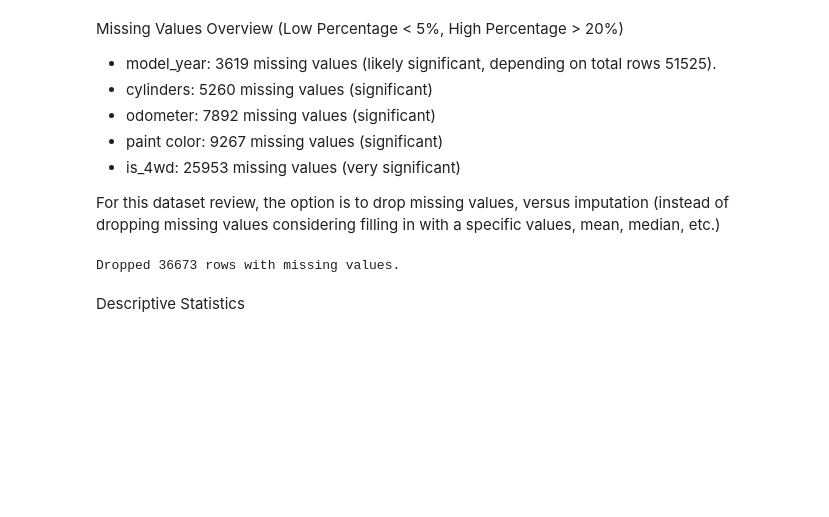
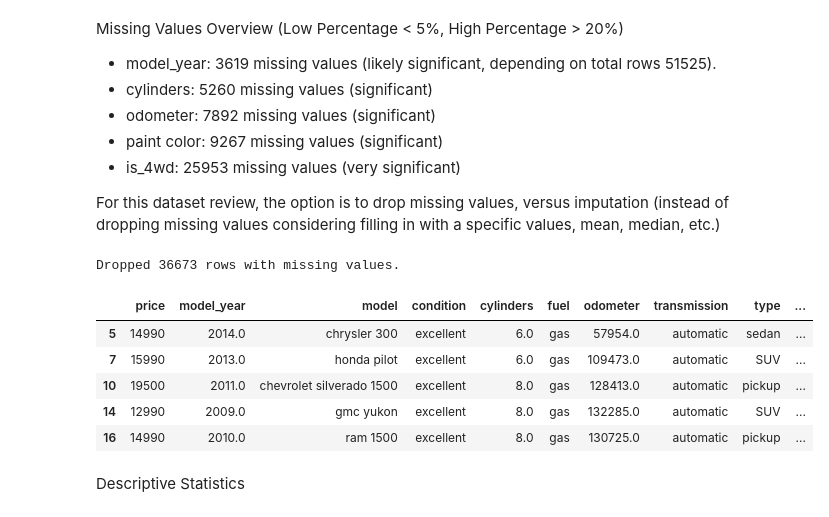
Before and after one commit to foreva-00777/TripTen_SDT_Project, a Jupyter notebook: EDA.ipynb, the cells around one changed output. Cells and saved outputs as stored; diff of their text form; code cells hidden in the pictures; blank space fills up the shorter version.

```diff
--- a/EDA.ipynb
+++ b/EDA.ipynb
@@ -112,6 +112,15 @@ vehicles_dropped = vehicles.dropna()
 print(f"Dropped {vehicles_shape[0] - vehicles_dropped.shape[0]} rows with missing values.")
 # %% [output]
 Dropped 36673 rows with missing values.
+# %%
+vehicles_dropped.head()
+# %% [output]
+|  | price | model_year | model | condition | cylinders | fuel | odometer | transmission | type | ... |
+| 5 | 14990 | 2014.0 | chrysler 300 | excellent | 6.0 | gas | 57954.0 | automatic | sedan | ... |
+| 7 | 15990 | 2013.0 | honda pilot | excellent | 6.0 | gas | 109473.0 | automatic | SUV | ... |
+| 10 | 19500 | 2011.0 | chevrolet silverado 1500 | excellent | 8.0 | gas | 128413.0 | automatic | pickup | ... |
+| 14 | 12990 | 2009.0 | gmc yukon | excellent | 8.0 | gas | 132285.0 | automatic | SUV | ... |
+| 16 | 14990 | 2010.0 | ram 1500 | excellent | 8.0 | gas | 130725.0 | automatic | pickup | ... |
 # %% [markdown]
 Descriptive Statistics
 # %%
```
Also changed, not shown: parts of 4 cells of this notebook, 1 other file.
